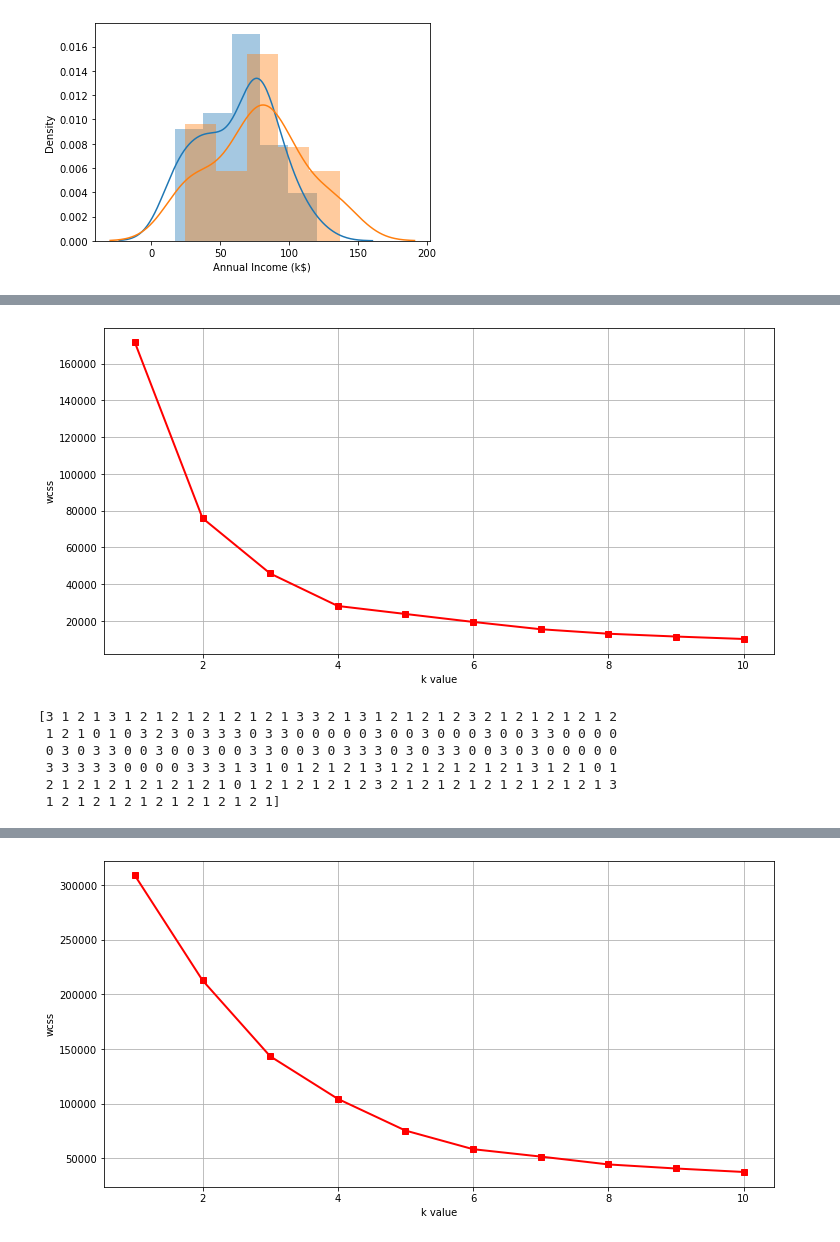
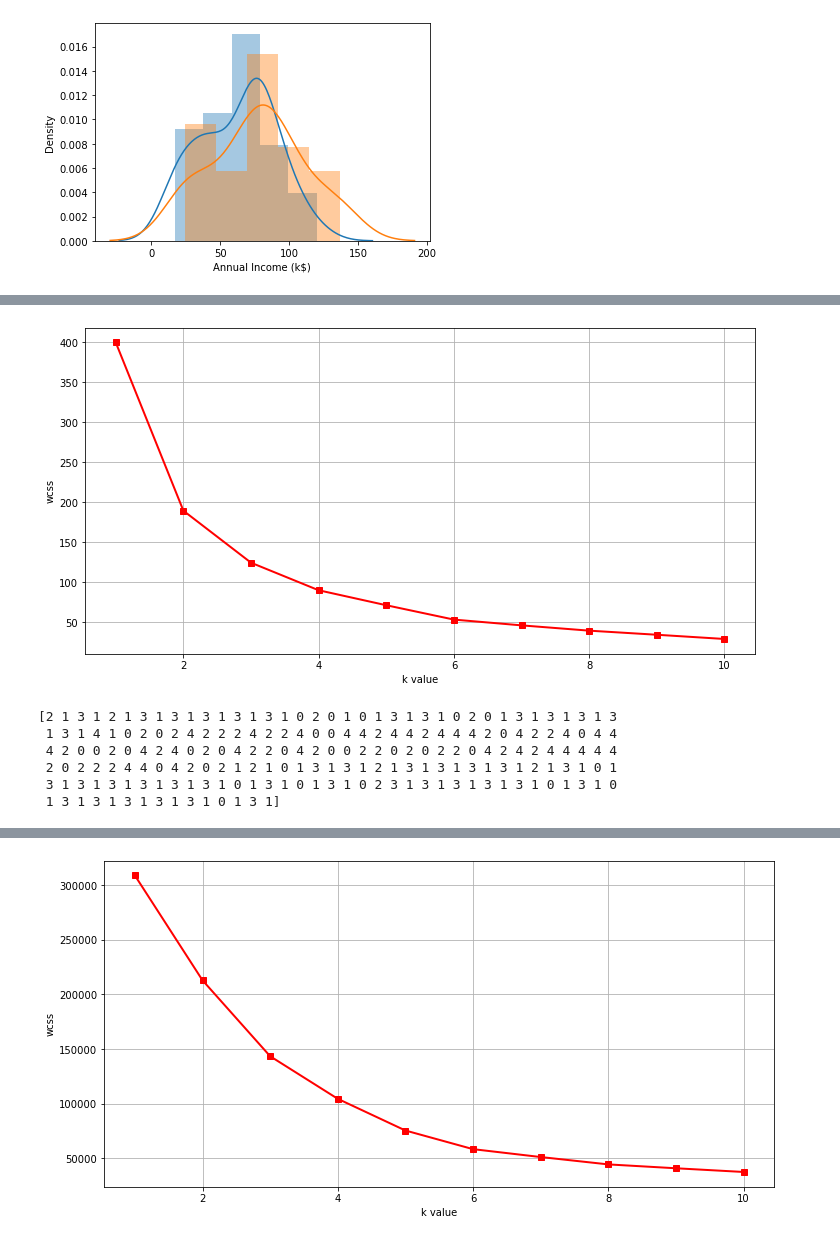
Before and after one commit to elhamng/Data-Science, a Jupyter notebook: Customer_Segmentation.ipynb, the cells around one changed output, grey strips where cells are left out. Saved outputs shown, nothing was run; the diff lists cells and outputs as text; code cells hidden in the pictures.

Commit message:
cluster

```diff
--- a/Customer_Segmentation.ipynb
+++ b/Customer_Segmentation.ipynb
@@ -210,9 +217,10 @@ plt.show()
 # %% [markdown]
  box plots allow us to quickly see statistical values of our numerical variables, and seamlessly detect if there are any outliers without the need to execute complex algorithms.
 # %%
-df["Age_category"] = df['Age'].apply(lambda x: 'Senior Citizen' if x >= 55 else 'Adult' if x > 25 else 'Youth')
+df_cat = df.copy()
+df_cat["Age_category"] = df_cat['Age'].apply(lambda x: 'Senior Citizen' if x >= 55 else 'Adult' if x > 25 else 'Youth')
 # %%
-df["Age_category"] = df['Age'].apply(lambda x: '55-70' if x >= 55 else '46-55' if  x > 45 else '36-45' if x > 35 else '26-35' if  x > 25 else '18-25')
+df_cat["Age_category"] = df_cat['Age'].apply(lambda x: '55-70' if x >= 55 else '46-55' if  x > 45 else '36-45' if x > 35 else '26-35' if  x > 25 else '18-25')
 # %%
 plt.figure(figsize=(10,5))
 plt.subplot(1,2,1)
@@ -238,3 +246,6 @@ sns.distplot(test_m['Annual Income (k$)'])
 [figure]
 # %%
 x1 = df.loc[:,['Age','Spending Score (1-100)']].values
+# %%
+from sklearn import preprocessing
+x_scaled = preprocessing.scale(x1)
@@ -241,28 +262,28 @@ x1 = df.loc[:,['Age','Spending Score (1-100)']].values
 # %%
 wcss=[]
 for k in range(1,11):
     kmeans = KMeans(n_clusters=k,init='k-means++')
-    kmeans.fit(x1)
+    kmeans.fit(x_scaled)
     wcss.append(kmeans.inertia_)
 plt.figure(figsize=(12,6))
 plt.grid()
 plt.plot(range(1,11),wcss,linewidth=2,color='red',marker='s')
 plt.xlabel('k value')
 plt.ylabel('wcss')
 plt.show()
 # %% [output]
-[figure, old version]
+[figure, new version]
 # %%
-kmeans = KMeans(n_clusters=4)
+kmeans = KMeans(n_clusters=5)
 label = kmeans.fit_predict(x1)
 print(label)
 # %% [output]
-[3 1 2 1 3 1 2 1 2 1 2 1 2 1 2 1 3 3 2 1 3 1 2 1 2 1 2 3 2 1 2 1 2 1 2 1 2
- 1 2 1 0 1 0 3 2 3 0 3 3 3 0 3 3 0 0 0 0 0 3 0 0 3 0 0 0 3 0 0 3 3 0 0 0 0
- 0 3 0 3 3 0 0 3 0 0 3 0 0 3 3 0 0 3 0 3 3 3 0 3 0 3 3 0 0 3 0 3 0 0 0 0 0
- 3 3 3 3 3 0 0 0 0 3 3 3 1 3 1 0 1 2 1 2 1 3 1 2 1 2 1 2 1 2 1 3 1 2 1 0 1
- 2 1 2 1 2 1 2 1 2 1 2 1 0 1 2 1 2 1 2 1 2 3 2 1 2 1 2 1 2 1 2 1 2 1 2 1 3
- 1 2 1 2 1 2 1 2 1 2 1 2 1 2 1]
+[2 1 3 1 2 1 3 1 3 1 3 1 3 1 3 1 0 2 0 1 0 1 3 1 3 1 0 2 0 1 3 1 3 1 3 1 3
+ 1 3 1 4 1 0 2 0 2 4 2 2 2 4 2 2 4 0 0 4 4 2 4 4 2 4 4 4 2 0 4 2 2 4 0 4 4
+ 4 2 0 0 2 0 4 2 4 0 2 0 4 2 2 0 4 2 0 0 2 2 0 2 0 2 2 0 4 2 4 2 4 4 4 4 4
+ 2 0 2 2 2 4 4 0 4 2 0 2 1 2 1 0 1 3 1 3 1 2 1 3 1 3 1 3 1 3 1 2 1 3 1 0 1
+ 3 1 3 1 3 1 3 1 3 1 3 1 0 1 3 1 0 1 3 1 0 2 3 1 3 1 3 1 3 1 3 1 0 1 3 1 0
+ 1 3 1 3 1 3 1 3 1 3 1 0 1 3 1]
 # %%
 print(kmeans.cluster_centers_)
 # %% [output]
```
Also changed, not shown: parts of 17 cells of this notebook, 2 other files.
